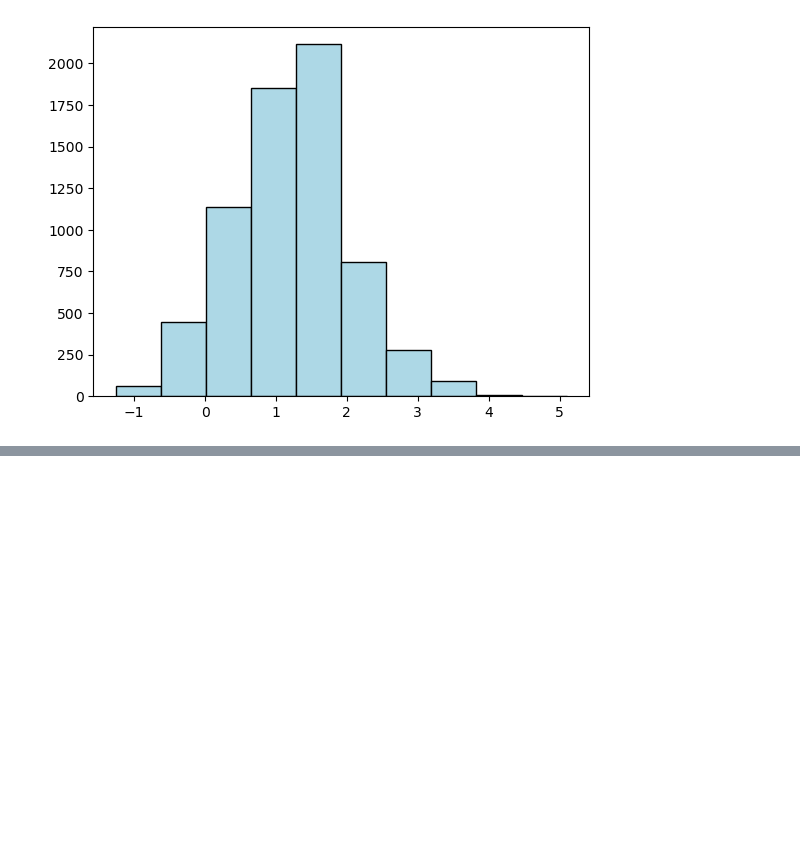
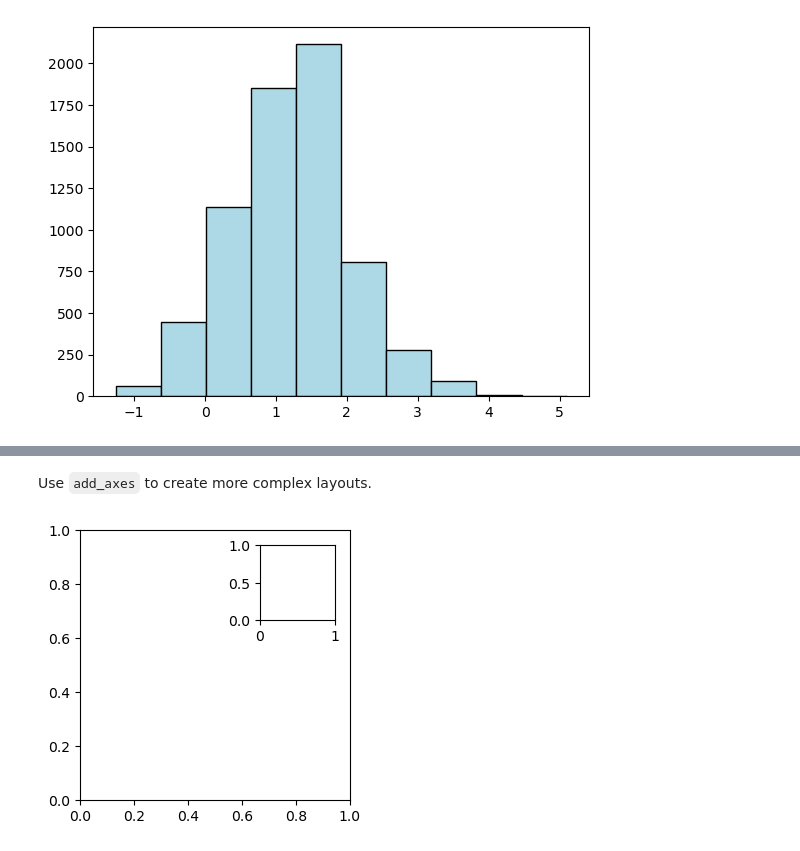
Before and after one commit to nadia-paz/ds-learning, a Jupyter notebook: data_analysis_pandas/10_matplotlib.ipynb, the cells around one changed output, grey strips where cells are left out. Saved outputs shown, nothing was run; the diff lists cells and outputs as text; code cells hidden in the pictures; blank space fills up the shorter version.

```diff
--- a/data_analysis_pandas/10_matplotlib.ipynb
+++ b/data_analysis_pandas/10_matplotlib.ipynb
@@ -136,0 +150,8 @@ Type:      function
+# %% [markdown]
+Use `add_axes` to create more complex layouts.
+# %%
+fig = plt.figure(figsize=(3, 3))
+outside = fig.add_axes([0.1, 0.1, 0.9, 0.9])
+inside = fig.add_axes([0.7, 0.7, 0.25, 0.25])
+# %% [output]
+[figure, added]
```
Also changed, not shown: parts of 6 cells of this notebook.
